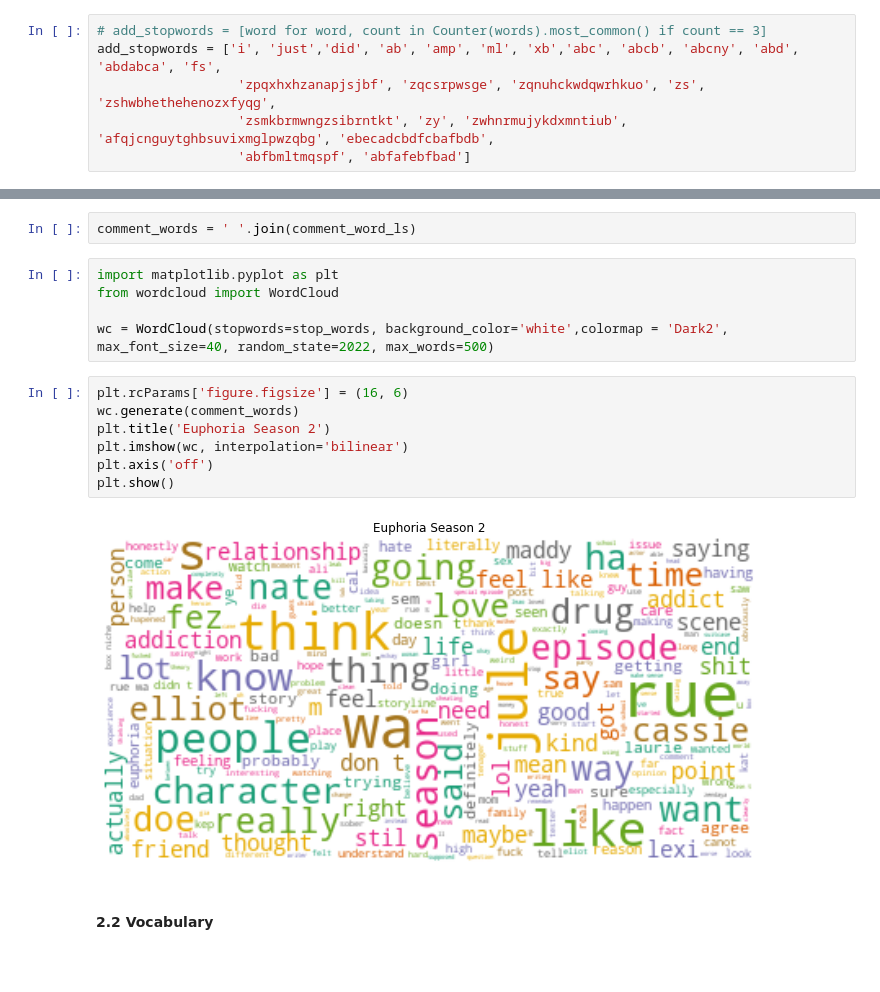
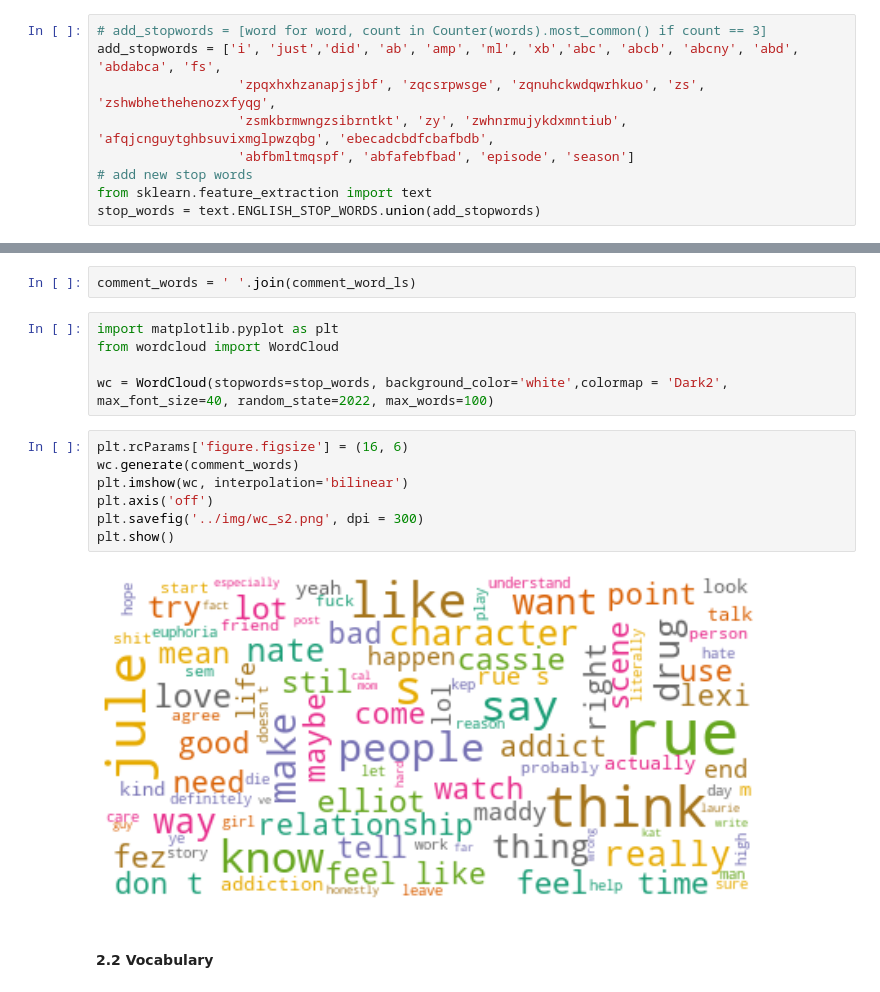
Before and after one commit to labouz/r-euphoria-tm, a Jupyter notebook: py/eda.ipynb, the cells around one changed output, grey strips where cells are left out. Saved outputs shown, nothing was run; the diff lists cells and outputs as text; blank space fills up the shorter version.

```diff
--- a/py/eda.ipynb
+++ b/py/eda.ipynb
@@ -77,6 +77,9 @@ Thinking: if all three posts have the same top words - it may not provide any me
 add_stopwords = ['i', 'just','did', 'ab', 'amp', 'ml', 'xb','abc', 'abcb', 'abcny', 'abd', 'abdabca', 'fs',
                   'zpqxhxhzanapjsjbf', 'zqcsrpwsge', 'zqnuhckwdqwrhkuo', 'zs', 'zshwbhethehenozxfyqg',
                   'zsmkbrmwngzsibrntkt', 'zy', 'zwhnrmujykdxmntiub', 'afqjcnguytghbsuvixmglpwzqbg', 'ebecadcbdfcbafbdb',
-                  'abfbmltmqspf', 'abfafebfbad']
+                  'abfbmltmqspf', 'abfafebfbad', 'episode', 'season']
+# add new stop words
+from sklearn.feature_extraction import text
+stop_words = text.ENGLISH_STOP_WORDS.union(add_stopwords)
 # %%
 # update TDM with new list of stop words
@@ -114,16 +113,16 @@ comment_words = ' '.join(comment_word_ls)
 import matplotlib.pyplot as plt
 from wordcloud import WordCloud
 
-wc = WordCloud(stopwords=stop_words, background_color='white',colormap = 'Dark2', max_font_size=40, random_state=2022, max_words=500)
+wc = WordCloud(stopwords=stop_words, background_color='white',colormap = 'Dark2', max_font_size=40, random_state=2022, max_words=100)
 # %%
 plt.rcParams['figure.figsize'] = (16, 6)
 wc.generate(comment_words)
-plt.title('Euphoria Season 2')
 plt.imshow(wc, interpolation='bilinear')
 plt.axis('off')
+plt.savefig('../img/wc_s2.png', dpi = 300)
 plt.show()
 # %% [output]
-[figure, old version]
+[figure, new version]
 # %% [markdown]
 #### 2.2 Vocabulary
 # %%
```
Also changed, not shown: parts of 21 cells of this notebook, 10 other files.
